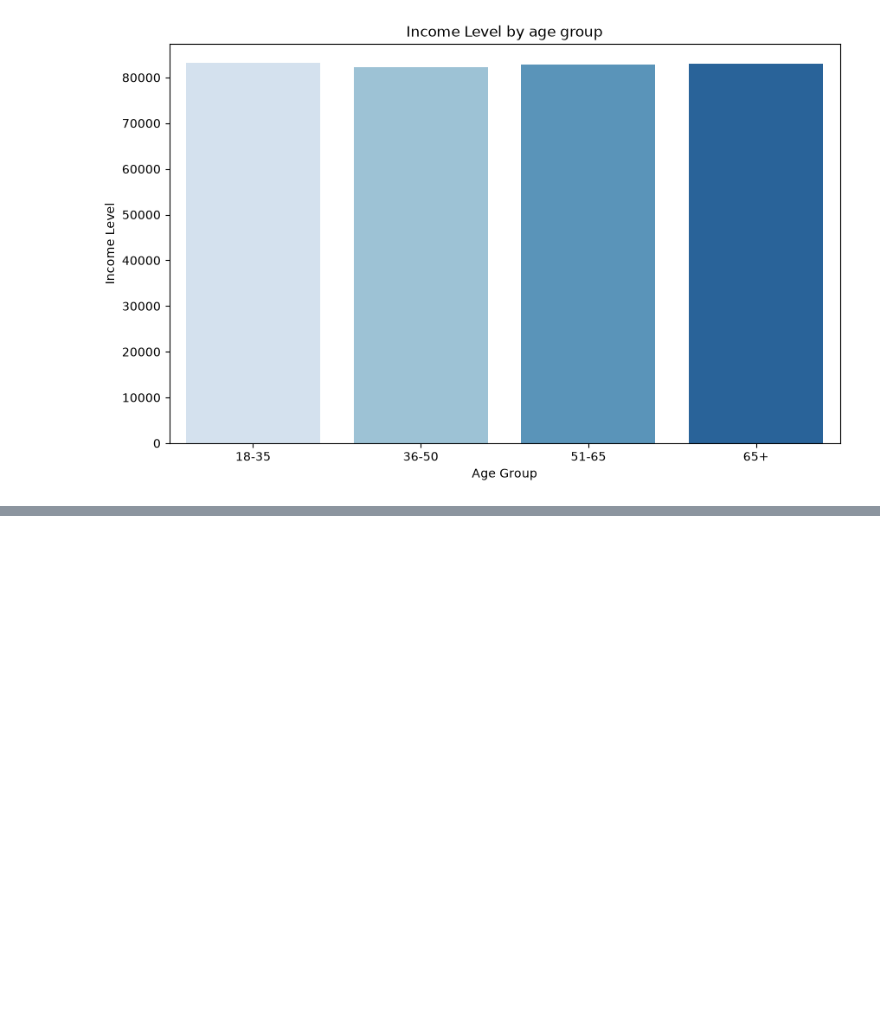
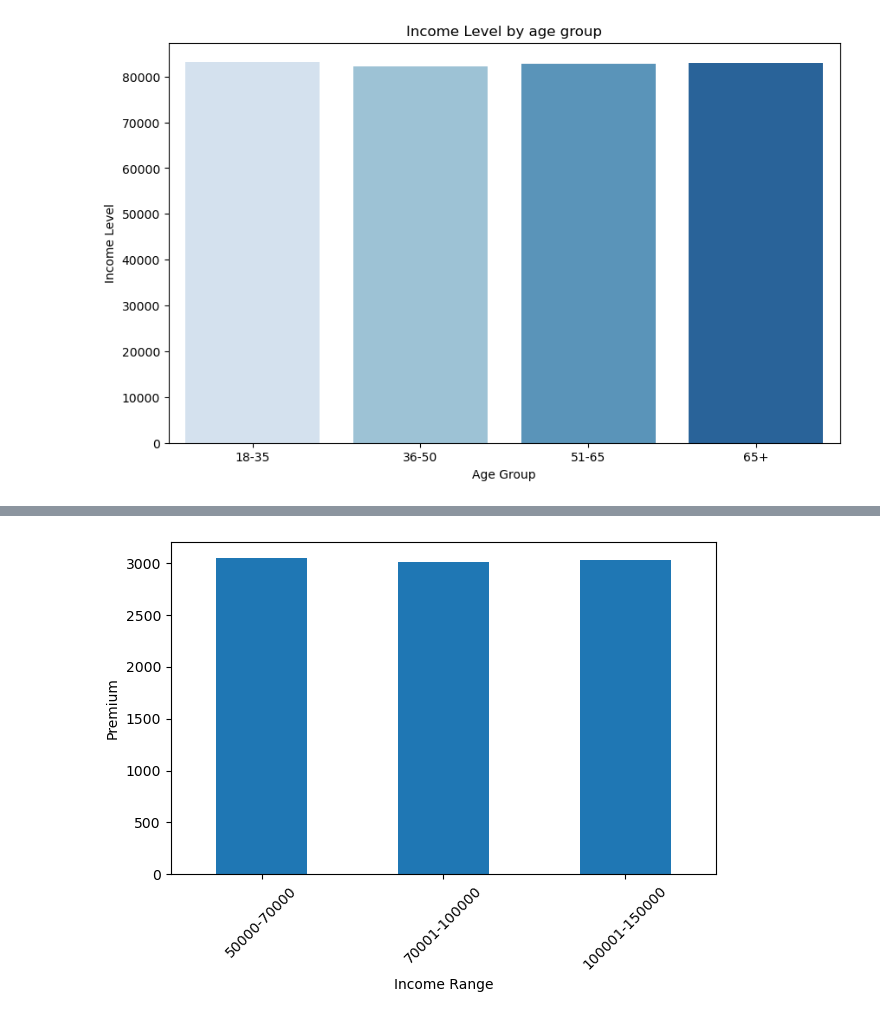
Before and after one commit to AdiGosw/Data_analysis, a Jupyter notebook: customer_segmentation/customer_segmentation.ipynb, the cells around one changed output, grey strips where cells are left out. Cells and saved outputs as stored; diff of their text form; code cells hidden in the pictures; blank space fills up the shorter version.

```diff
--- a/customer_segmentation/customer_segmentation.ipynb
+++ b/customer_segmentation/customer_segmentation.ipynb
@@ -111,0 +140,21 @@ plt.show()
+# %%
+df['Income bracket'] = pd.cut(df['Income Level'],
+                                bins=[50000,70000,100000,150000,200000,500000,1000000],
+                                labels=['50000-70000','70001-100000','100001-150000','150001-200000','200001-500000','500000+'])
+df['Premium range'] = pd.cut(df['Premium Amount'],
+                             bins=[500,1000,2000,3000,4000,5000],
+                             labels=['500-1000','1001-2000','2001-3000','3001-4000','4001-5000'])
+
+avg_premium = (
+    df.groupby("Income bracket", observed=True)['Premium Amount']
+      .mean()
+)
+
+avg_premium.plot(kind='bar')
+plt.xlabel('Income Range')
+plt.ylabel('Premium')
+plt.xticks(rotation=45)
+plt.tight_layout()
+plt.show()
+# %% [output]
+[figure, added]
```
Also changed, not shown: parts of 8 cells of this notebook, 9 other files.
